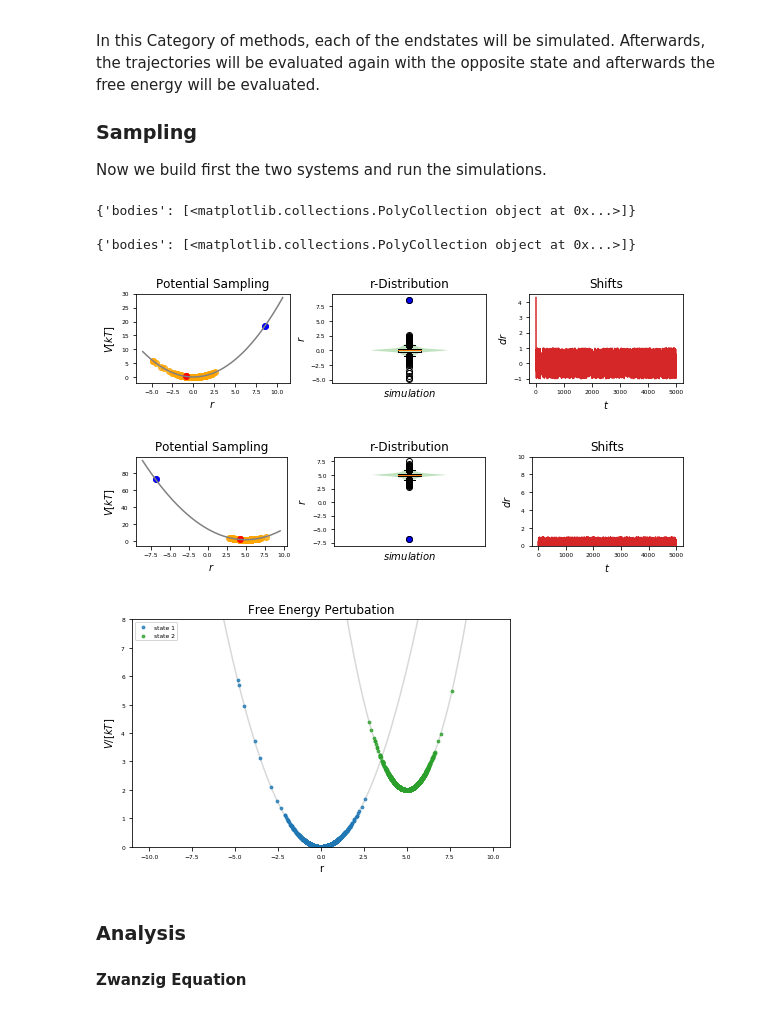
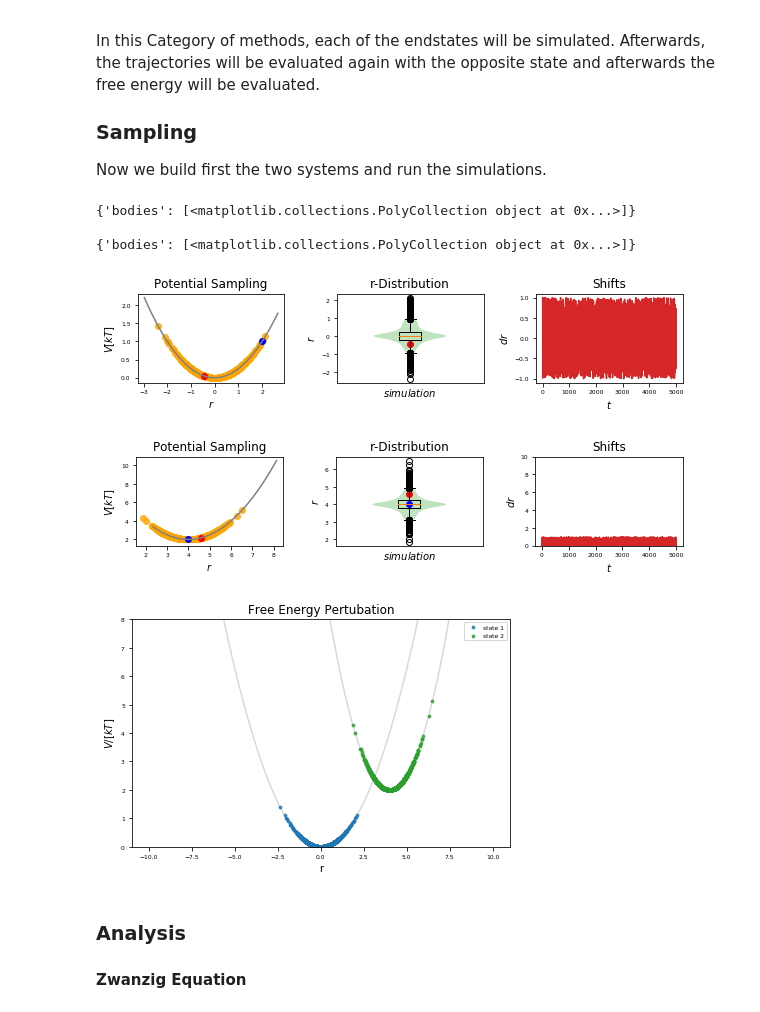
Before and after one commit to rinikerlab/Ensembler, a Jupyter notebook: examples/FreeEnergyCalculationSimulation.ipynb, the cells around one changed output. Drawn from its saved outputs; the diff is of its cells as text; code cells hidden in the pictures.

```diff
--- a/examples/FreeEnergyCalculationSimulation.ipynb
+++ b/examples/FreeEnergyCalculationSimulation.ipynb
@@ -159,33 +158,33 @@ Now we build first the two systems and run the simulations.
 # %%
 #Simulate the two states:
 steps = simulation_steps_total_per_approach//2
 equilibration_steps = 100
 
 ##Build Systems
 integrator = metropolisMonteCarloIntegrator(randomnessIncreaseFactor=rand)
 integrator2 = metropolisMonteCarloIntegrator(randomnessIncreaseFactor=rand)
 
-system1 = system(potential=h1, integrator=integrator)
-system2 = system(potential=h2, integrator=integrator2)
+system1 = system(potential=h1, integrator=integrator, position=2)
+system2 = system(potential=h2, integrator=integrator2, position=4)
 
 ##Simulate:
 system1.simulate(steps, withdrawTraj=True, initSystem=True)
 state1_traj = system1.getTrajectory()
 _ = static_sim_plots(system1)
 
 system2.simulate(steps, withdrawTraj=True, initSystem=True)
 state2_traj = system2.getTrajectory()
 
 #visualize
 _ = static_sim_plots(system2)
 plt.ylim([0,10])
 pass
 # %% [output]
 {'bodies': [<matplotlib.collections.PolyCollection object at 0x...>]}
 
 {'bodies': [<matplotlib.collections.PolyCollection object at 0x...>]}
-[figure, old version]
+[figure, new version]
-[figure, old version]
+[figure, new version]
 # %%
 from ensembler import visualisation
 
@@ -217,7 +216,7 @@ ax[0].set_title("Free Energy Pertubation")
 
 fig.savefig("freeEnergyPertubation.png")
 # %% [output]
-[figure, old version]
+[figure, new version]
 # %% [markdown]
 ### Analysis
 #### Zwanzig Equation
```
Also changed, not shown: parts of 44 cells of this notebook, 11 other files.
